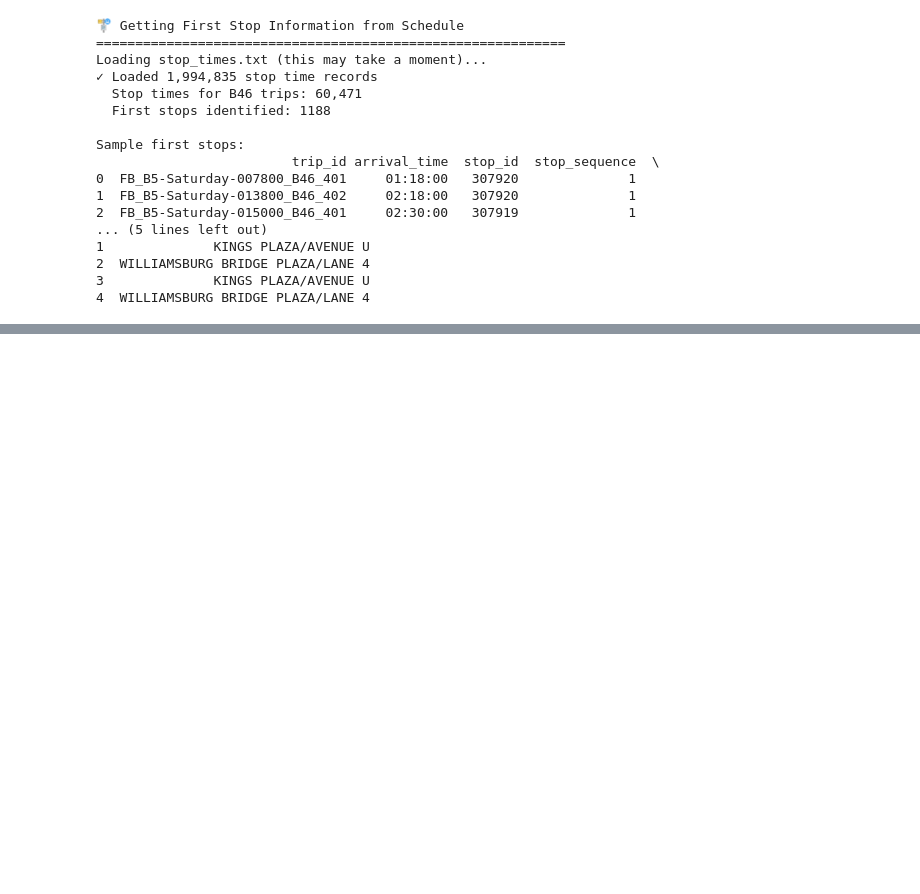
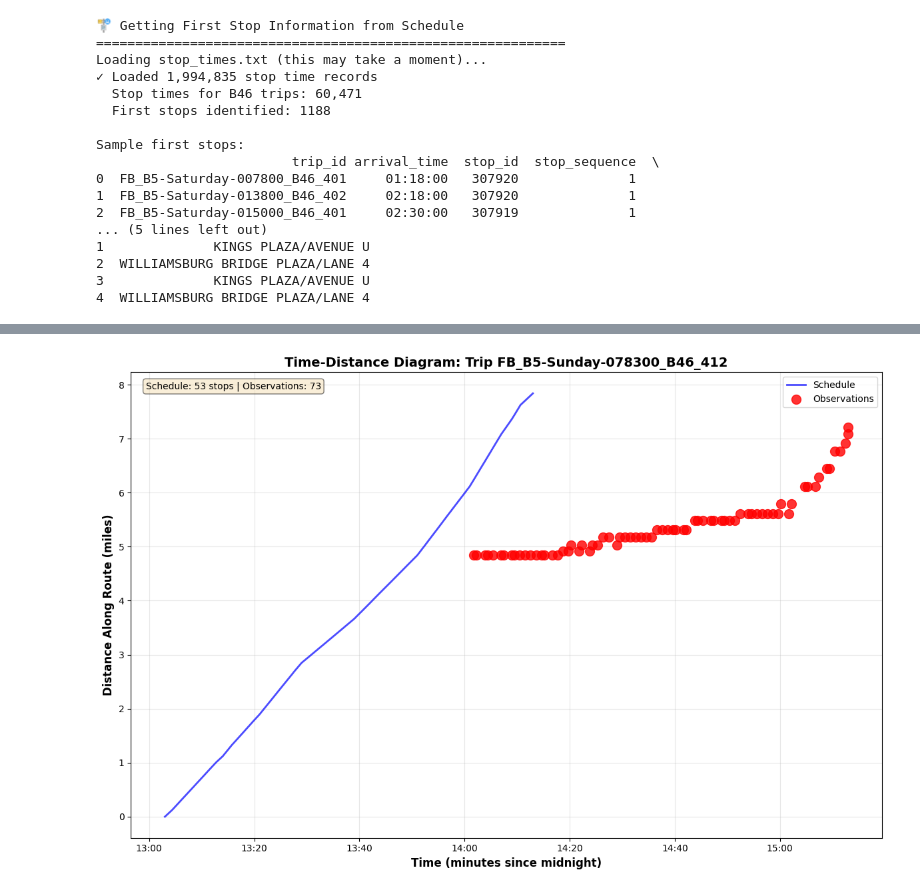
Before and after one commit to anthonymobile/greenstreet-bus-data, a Jupyter notebook: notebook.ipynb, the cells around one changed output, grey strips where cells are left out. Drawn from its saved outputs; the diff is of its cells as text; code cells hidden in the pictures; blank space fills up the shorter version.

```diff
--- a/notebook.ipynb
+++ b/notebook.ipynb
@@ -760,0 +911,84 @@ DIAGNOSTIC TABLE - Sorted by Average Speed
+# %%
+# Plot time-distance diagram for a single trip
+import matplotlib.pyplot as plt
+import matplotlib.dates as mdates
+
+def plot_trip_time_distance(trip_id, figsize=(12, 8)):
+    """
+    Plot time-distance diagram for a single trip
+    - Schedule as a continuous line
+    - Observations as prominent dots
+    """
+    # Get scheduled stops for this trip
+    trip_schedule = b46_stop_times[b46_stop_times['trip_id'] == trip_id].copy()
+
+    # Get observations for this trip
+    trip_observations = df_b46_with_distance[
+        df_b46_with_distance['vehicle.trip.trip_id'] == trip_id
+    ].copy()
+
+    if len(trip_schedule) == 0:
+        print(f"No schedule found for trip {trip_id}")
+        return
+
+    fig, ax = plt.subplots(figsize=figsize)
+
+    # Plot scheduled route as a line (FLIPPED: time on x, distance on y)
+    ax.plot(
+        trip_schedule['minutes_since_midnight'],
+        trip_schedule['cumulative_distance_miles'],
+        'b-',
+        linewidth=2,
+        label='Schedule',
+        alpha=0.7
+    )
+
+    # Plot observations as dots
+    if len(trip_observations) > 0:
+        ax.scatter(
+            trip_observations['observation_minutes'],
+            trip_observations['cumulative_distance_miles'],
+            c='red',
+            s=100,
+            alpha=0.8,
+            label='Observations',
+            zorder=5
+        )
+
+    # Formatting
+    ax.set_xlabel('Time (minutes since midnight)', fontsize=12, fontweight='bold')
+    ax.set_ylabel('Distance Along Route (miles)', fontsize=12, fontweight='bold')
+    ax.set_title(f'Time-Distance Diagram: Trip {trip_id}', fontsize=14, fontweight='bold')
+    ax.grid(True, alpha=0.3)
+    ax.legend(fontsize=10)
+
+    # Format x-axis as time
+    xticks = ax.get_xticks()
+    xticklabels = [f"{int(t//60):02d}:{int(t%60):02d}" for t in xticks]
+    ax.set_xticklabels(xticklabels)
+
+    # Add info text
+    info_text = f"Schedule: {len(trip_schedule)} stops | Observations: {len(trip_observations)}"
+    ax.text(0.02, 0.98, info_text, transform=ax.transAxes,
+            fontsize=10, verticalalignment='top',
+            bbox=dict(boxstyle='round', facecolor='wheat', alpha=0.5))
+
+    plt.tight_layout()
+    return fig, ax
+
+# Example: Plot a trip with good observation coverage
+print("Plotting Single Trip Example")
+print("="*60)
+
+# Find a trip with good observation coverage (50+ observations)
+good_trips = b46_trip_summary[b46_trip_summary['num_observations'] >= 50].head(5)
+print(f"\nTrips with 50+ observations:")
+print(good_trips[['trip_id', 'num_observations', 'duration_minutes']])
+
+# Plot the first one
+example_trip_id = good_trips.iloc[0]['trip_id']
+print(f"\nPlotting trip: {example_trip_id}")
+
+plot_trip_time_distance(example_trip_id)
+plt.show()
+# %% [output]
@@ -760,0 +1007 @@ DIAGNOSTIC TABLE - Sorted by Average Speed
+[figure, added]
```
Also changed, not shown: parts of 13 cells of this notebook, 2 other files.
